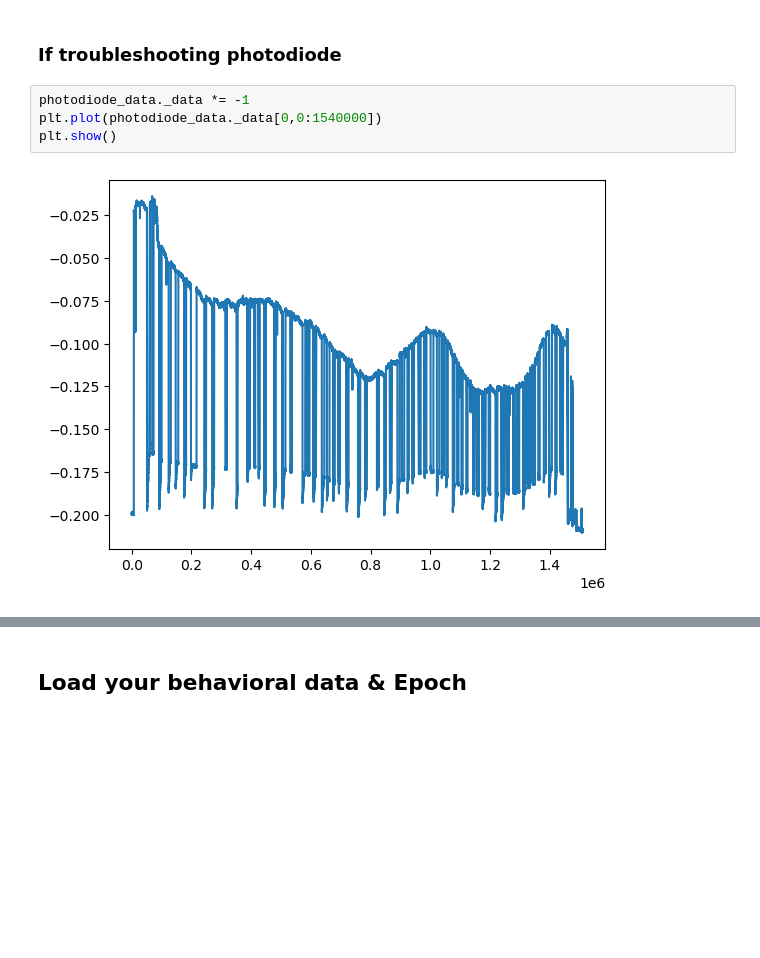
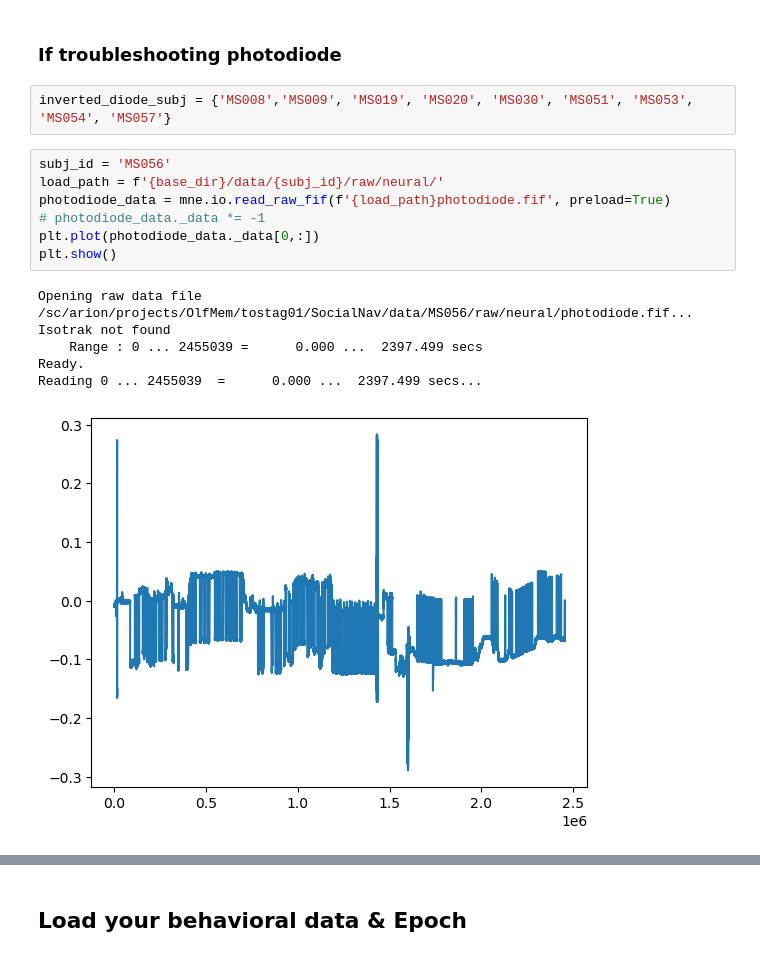
Before and after one commit to gelanat/LFPAnalysis, a Jupyter notebook: SNT_scripts/SNT_preprocess.ipynb, the cells around one changed output, grey strips where cells are left out. Saved outputs shown, nothing was run; the diff lists cells and outputs as text; blank space fills up the shorter version.

```diff
--- a/SNT_scripts/SNT_preprocess.ipynb
+++ b/SNT_scripts/SNT_preprocess.ipynb
@@ -290,8 +458,18 @@ Max rval with slope of 1.000180750869814 and offset of -4.048653441513906
 # %% [markdown]
 ### If troubleshooting photodiode
+# %%
+inverted_diode_subj = {'MS008','MS009', 'MS019', 'MS020', 'MS030', 'MS051', 'MS053', 'MS054', 'MS057'}
 # %%
-photodiode_data._data *= -1
-plt.plot(photodiode_data._data[0,0:1540000])
+subj_id = 'MS056'
+load_path = f'{base_dir}/data/{subj_id}/raw/neural/'
+photodiode_data = mne.io.read_raw_fif(f'{load_path}photodiode.fif', preload=True)
+# photodiode_data._data *= -1
+plt.plot(photodiode_data._data[0,:])
 plt.show()
 # %% [output]
+Opening raw data file /sc/arion/projects/OlfMem/tostag01/SocialNav/data/MS056/raw/neural/photodiode.fif...
+Isotrak not found
+    Range : 0 ... 2455039 =      0.000 ...  2397.499 secs
+Ready.
+Reading 0 ... 2455039  =      0.000 ...  2397.499 secs...
-[figure, old version]
+[figure, new version]
```
Also changed, not shown: parts of 43 cells of this notebook.
